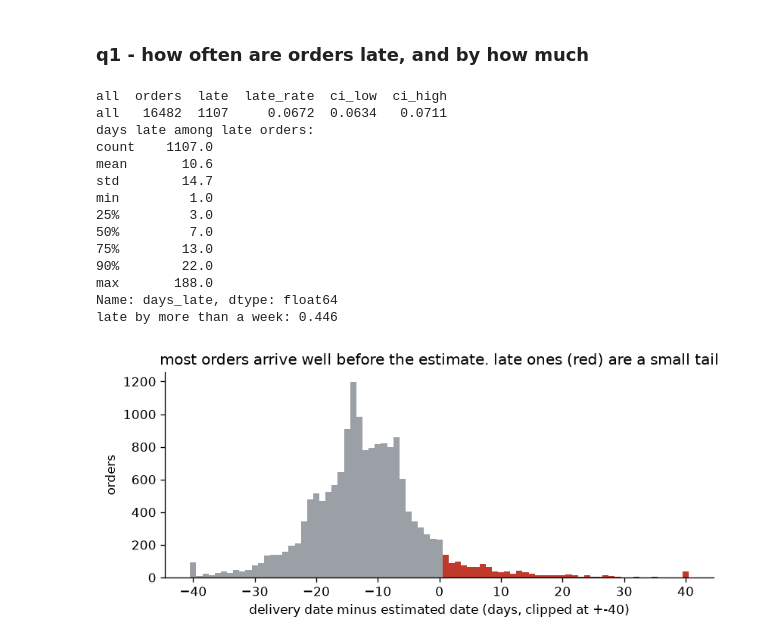
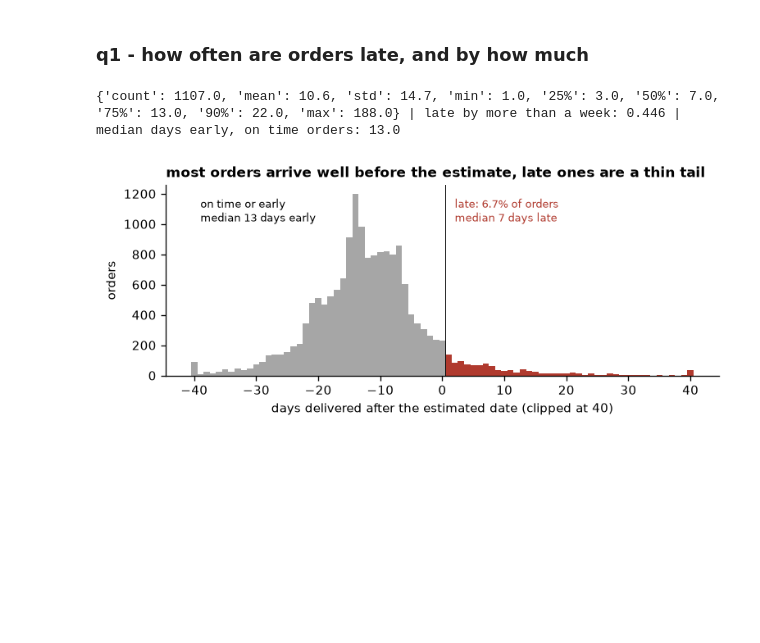
Before and after one commit to 11NOel11/eng2040-assignment1, a Jupyter notebook: pipeline.ipynb, the cells around one changed output. Cells and saved outputs as stored; diff of their text form; code cells hidden in the pictures; blank space fills up the shorter version.

```diff
--- a/pipeline.ipynb
+++ b/pipeline.ipynb
@@ -696,0 +111,3 @@ print(len(lab), "labelled orders")
+# %%
+SQL = (ROOT / "sql" / "orders.sql").read_text()
+print(q("explain query plan " + SQL).detail.str.cat(sep="\n"))
@@ -696,0 +177,16 @@ print(len(lab), "labelled orders")
+# %%
+bench = pd.read_csv(OUT / "bench.csv")
+b10 = bench[bench.scale == 10].set_index("approach")
+print(bench.pivot_table(index="approach", columns="scale", values=["MB_above_baseline", "seconds"]).round(2).to_string())
+
+short = {"sqlite sql (adbc)": "sqlite sql (adbc)", "pandas (adbc reads whole tables)": "pandas", "duckdb sql on parquet": "duckdb, parquet",
+         "duckdb sql on sqlite": "duckdb, sqlite file", "duckdb sql on parquet, 1 thread": "duckdb, parquet, 1 thread"}
+nudge = {"duckdb sql on parquet": (6, 4), "duckdb sql on sqlite": (6, -10)}
+fig, ax = plt.subplots(figsize=(6.5, 3.2))
+for name, r in b10.iterrows():
+    pick = name == "sqlite sql (adbc)"
+    ax.scatter(r.seconds, r.MB_above_baseline, color=RED if pick else GREY, s=40, zorder=3)
+    ax.annotate(short[name], (r.seconds, r.MB_above_baseline), xytext=nudge.get(name, (6, -3)), textcoords="offset points", color=RED if pick else "black", fontsize=8)
+ax.set(xlabel="seconds (lower is better)", ylabel="MB above baseline (lower is better)", xlim=(0, b10.seconds.max() * 1.4), ylim=(0, b10.MB_above_baseline.max() * 1.15))
+ax.set_title("at 10x the data: sqlite sql uses the least memory, duckdb is fastest")
+fig.tight_layout(); fig.savefig(OUT / "engine_comparison.png"); plt.show()
@@ -697,37 +549,36 @@ print(len(lab), "labelled orders")
 # %% [markdown]
 ### q1 - how often are orders late, and by how much
 # %%
-q1 = rate(lab)
-dl = lab.days_late
-late_days = dl[dl > 0]
-q1_delay = late_days.describe(percentiles=[.25, .5, .75, .9]).round(1)
-print(q1.round(4).to_string(index=False))
-print("days late among late orders:"); print(q1_delay)
-print("late by more than a week:", round((late_days > 7).mean(), 3))
+late = lab.days_late[lab.days_late > 0]
+q1 = late.describe(percentiles=[.25, .5, .75, .9]).round(1)
+print(q1.to_dict(), "| late by more than a week:", round((late > 7).mean(), 3), "| median days early, on time orders:", -lab.days_late[lab.late == 0].median())
 
-counts = dl.clip(-40, 40).value_counts().sort_index()
-fig, ax = plt.subplots(figsize=(7, 3.2))
-ax.bar(counts.index, counts.values, color=[HI if d > 0 else GREY for d in counts.index], width=1)
-ax.set_xlabel("delivery date minus estimated date (days, clipped at +-40)")
-ax.set_ylabel("orders")
-ax.set_title("most orders arrive well before the estimate. late ones (red) are a small tail")
+counts = lab.days_late.clip(-40, 40).value_counts().sort_index()
+fig, ax = plt.subplots(figsize=(6.5, 2.8))
+ax.bar(counts.index, counts.values, width=1, color=[RED if x > 0 else GREY for x in counts.index])
+ax.axvline(0.5, color="black", lw=0.6)
+ax.text(2, counts.max() * 0.85, f"late: {overall:.1%} of orders\nmedian {late.median():.0f} days late", color=RED, fontsize=8)
+ax.text(-39, counts.max() * 0.85, f"on time or early\nmedian {-lab.days_late[lab.late == 0].median():.0f} days early", fontsize=8)
+ax.set(xlabel="days delivered after the estimated date (clipped at 40)", ylabel="orders")
+ax.set_title("most orders arrive well before the estimate, late ones are a thin tail")
 fig.tight_layout(); fig.savefig(OUT / "q1_days_vs_estimate.png"); plt.show()
-counts.rename("orders").rename_axis("days_vs_estimate").to_csv(OUT / "q1_days_vs_estimate.csv")
-q1.to_csv(OUT / "q1_late_rate.csv", index=False)
-q1_delay.rename("days").to_csv(OUT / "q1_delay_among_late.csv")
+counts.rename("orders").to_csv(OUT / "q1_days_vs_estimate.csv")
+q1.rename("days").to_csv(OUT / "q1_delay_among_late.csv")
+
+q1m = rate(lab, "month").query("orders >= 100")  # the first months of 2016 have a handful of orders
+fig, ax = plt.subplots(figsize=(6.5, 2.6))
+x = pd.to_datetime(q1m.month)
+ax.fill_between(x, q1m.ci_low * 100, q1m.ci_high * 100, color=RED, alpha=0.15, lw=0)
+ax.plot(x, q1m.late_rate * 100, color=RED, lw=1.5)
+ax.axhline(overall * 100, color="black", lw=0.6, ls=":")
+ax.text(x.iloc[0], overall * 100 + 0.4, f"overall {overall:.1%}", fontsize=8)
+for _, r in q1m.nlargest(3, "late_rate").iterrows():
+    ax.annotate(f"{pd.to_datetime(r.month):%b %Y}  {r.late_rate:.0%}", (pd.to_datetime(r.month), r.late_rate * 100), xytext=(5, 0), textcoords="offset points", fontsize=8)
+ax.xaxis.set_major_locator(mdates.MonthLocator(bymonth=[1, 4, 7, 10])); ax.xaxis.set_major_formatter(mdates.DateFormatter("%b %Y"))
+ax.set(ylabel="% late", ylim=(0, None))
+ax.set_title("lateness comes in waves: nov 2017 and feb-mar 2018")
+fig.tight_layout(); fig.savefig(OUT / "q1_late_by_month.png"); plt.show()
+q1m.to_csv(OUT / "q1_late_by_month.csv", index=False)
 # %% [output]
-all  orders  late  late_rate  ci_low  ci_high
-all   16482  1107     0.0672  0.0634   0.0711
-days late among late orders:
-count    1107.0
-mean       10.6
-std        14.7
-min         1.0
-25%         3.0
-50%         7.0
-75%        13.0
-90%        22.0
-max       188.0
-Name: days_late, dtype: float64
-late by more than a week: 0.446
+{'count': 1107.0, 'mean': 10.6, 'std': 14.7, 'min': 1.0, '25%': 3.0, '50%': 7.0, '75%': 13.0, '90%': 22.0, 'max': 188.0} | late by more than a week: 0.446 | median days early, on time orders: 13.0
-[figure, old version]
+[figure, new version]
```
Also changed, not shown: parts of 96 cells of this notebook, 7 other files.
